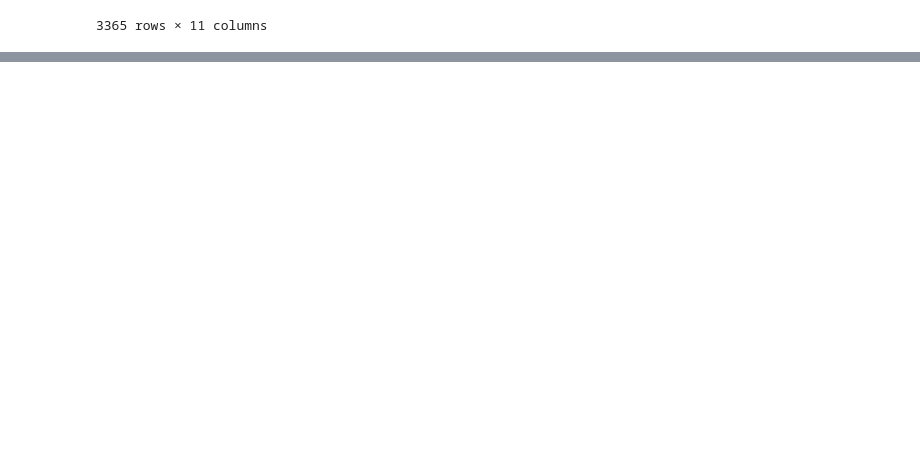
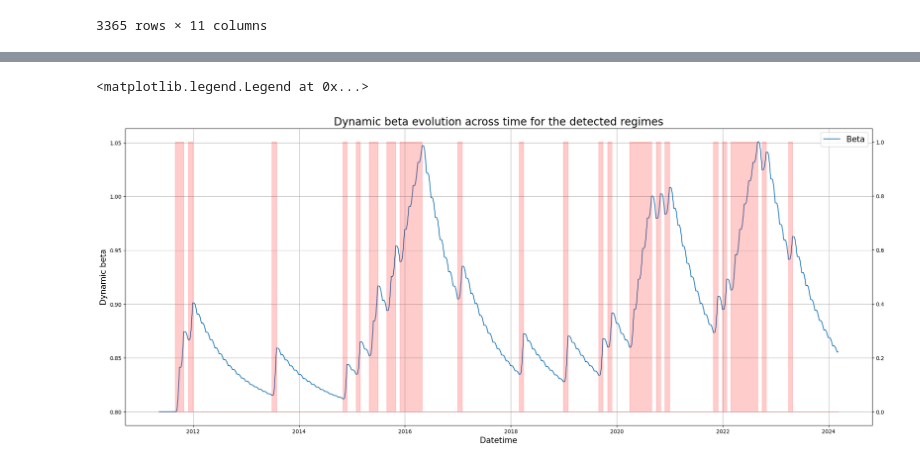
Before and after one commit to BaptisteZloch/Cross-Asset-Investment-Solutions, a Jupyter notebook: src/backtest_portoflio.ipynb, the cells around one changed output, grey strips where cells are left out. Cells and saved outputs as stored; diff of their text form; code cells hidden in the pictures; blank space fills up the shorter version.

```diff
--- a/src/backtest_portoflio.ipynb
+++ b/src/backtest_portoflio.ipynb
@@ -85,18 +232,24 @@ ptf_and_bench, ptf_weights_equal_weight, regimes, metrics_df = bk_tester.run_bac
 # %%
 fig, ax = plt.subplots(1, 1, figsize=(25, 10))
 
 
 ax.plot(regimes.index, regimes.next_beta, label="Beta")
 ax_l = ax.twinx()
 ax_l.fill_between(
     regimes.index,
     regimes["Regime"],
     alpha=0.2,
     color="red",
     step="pre",
 )
+ax_l.set_xlabel("Market regime (0=bull, 1=bear)", fontsize=15)
 ax.set_xlabel("Datetime", fontsize=15)
-ax.set_ylabel("Beta", fontsize=15)
-ax.set_title(f"Dynamic beta evolution", fontsize=20)
+ax.set_ylabel("Dynamic beta", fontsize=15)
+ax.set_title(
+    f"Dynamic beta evolution across time for the detected regimes", fontsize=20
+)
 ax.grid()
 ax.legend(fontsize=15)
+# %% [output]
+<matplotlib.legend.Legend at 0x...>
+[figure, added]
```
Also changed, not shown: parts of 20 cells of this notebook, 5 other files.
